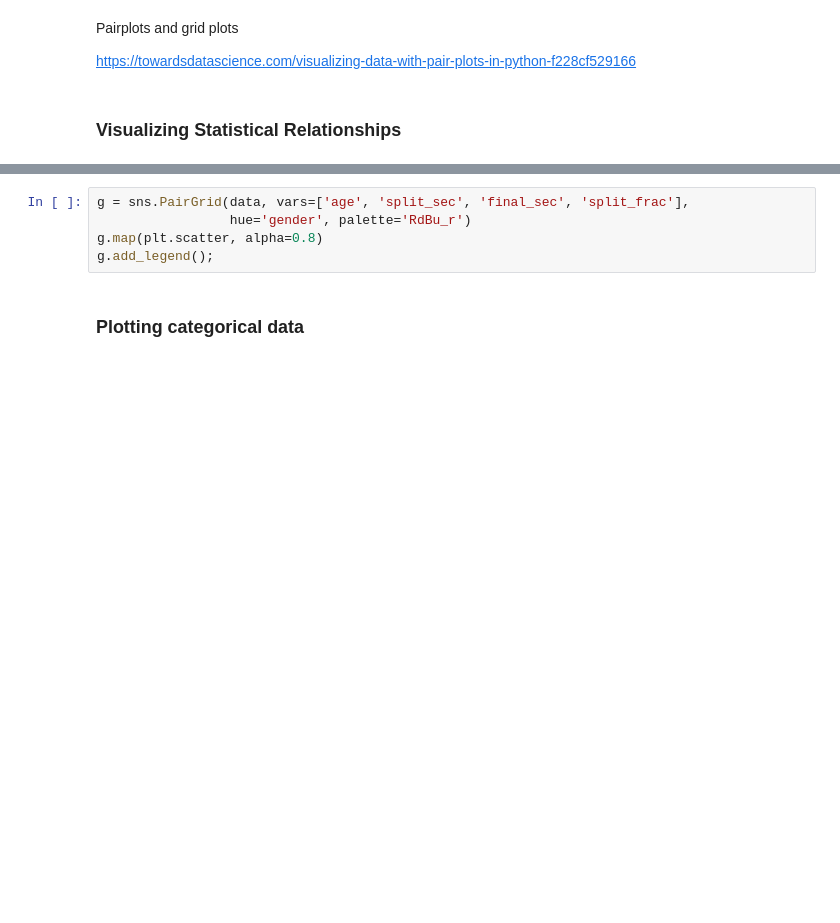
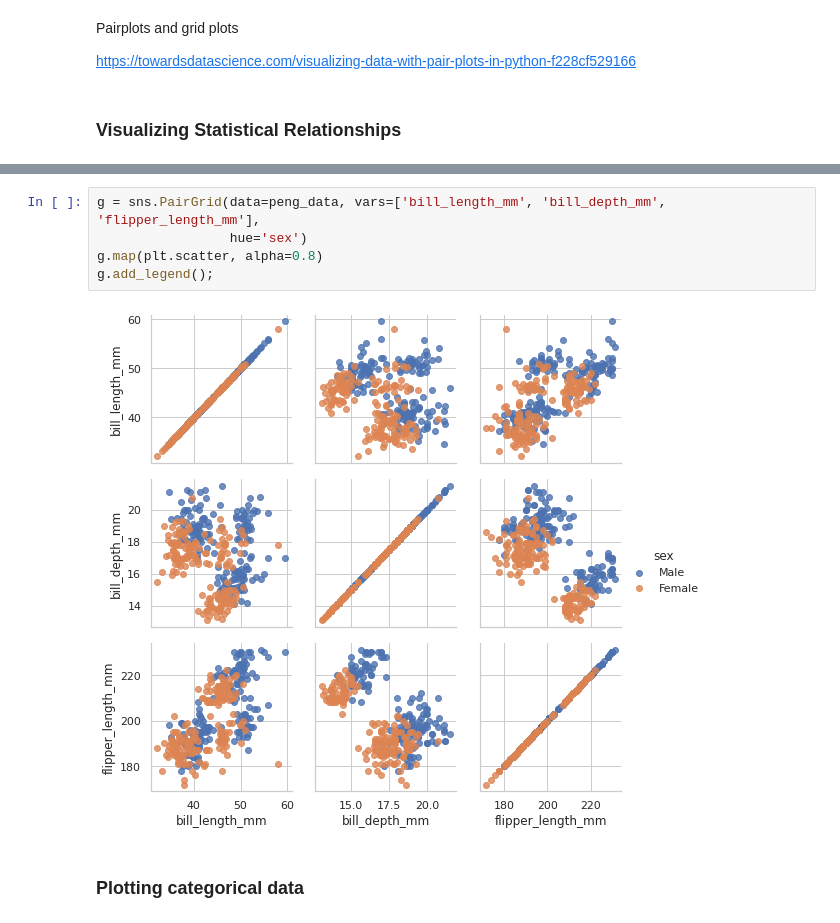
Before and after one commit to DzygaSkoryk/astronomy_python, a Jupyter notebook: Matplotlib/Seaborn.ipynb, the cells around one changed output, grey strips where cells are left out. Drawn from its saved outputs; the diff is of its cells as text; blank space fills up the shorter version.

```diff
--- a/Matplotlib/Seaborn.ipynb
+++ b/Matplotlib/Seaborn.ipynb
@@ -192,8 +200,10 @@ sns.pairplot(data, hue='sex', diag_kind = 'kde',
 # %%
-g = sns.PairGrid(data, vars=['age', 'split_sec', 'final_sec', 'split_frac'],
-                 hue='gender', palette='RdBu_r')
+g = sns.PairGrid(data=peng_data, vars=['bill_length_mm', 'bill_depth_mm', 'flipper_length_mm'],
+                 hue='sex')
 g.map(plt.scatter, alpha=0.8)
 g.add_legend();
+# %% [output]
+[figure, added]
 # %% [markdown]
 ### Plotting categorical data
 # %%
```
Also changed, not shown: parts of 8 cells of this notebook, 3 other files.
